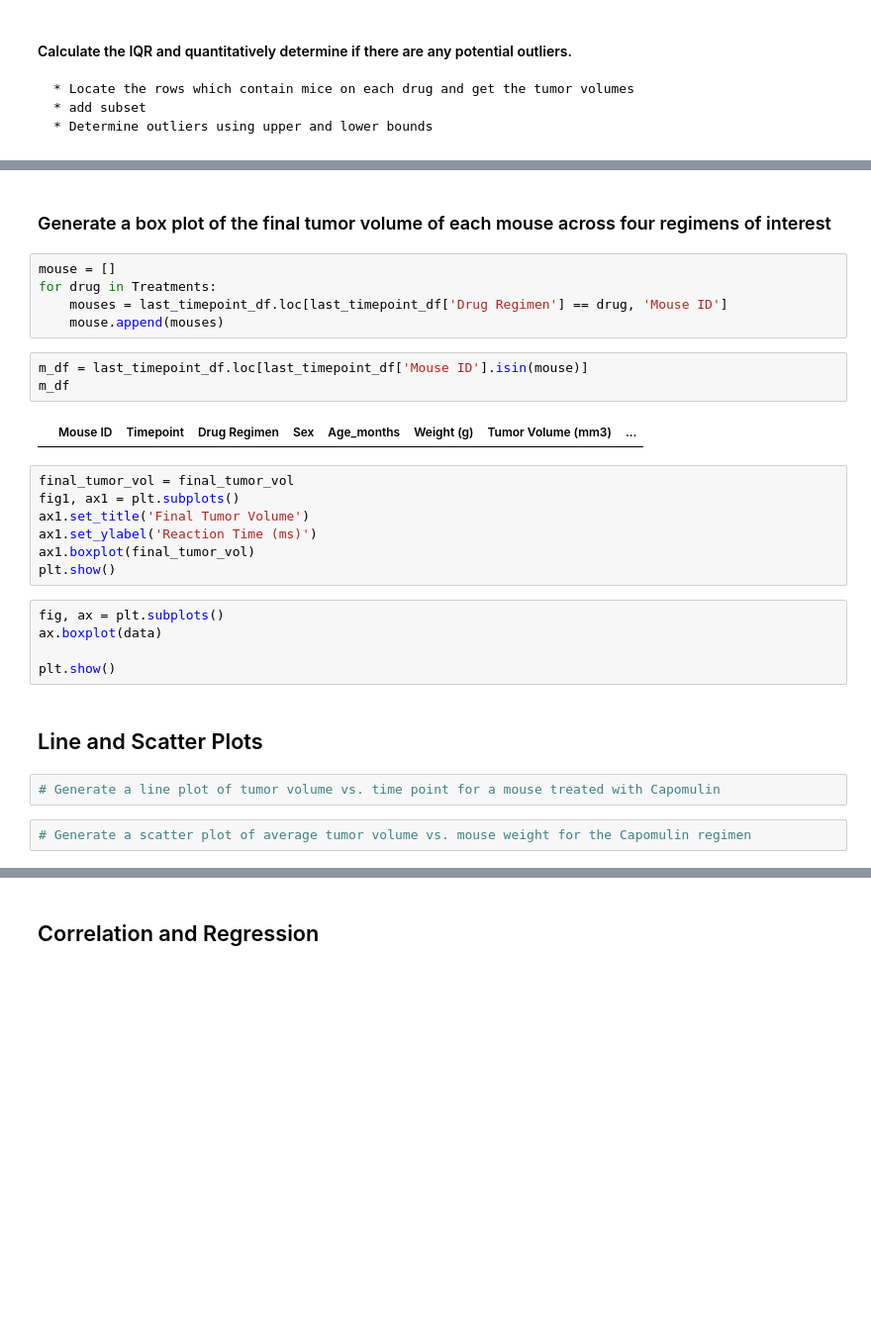
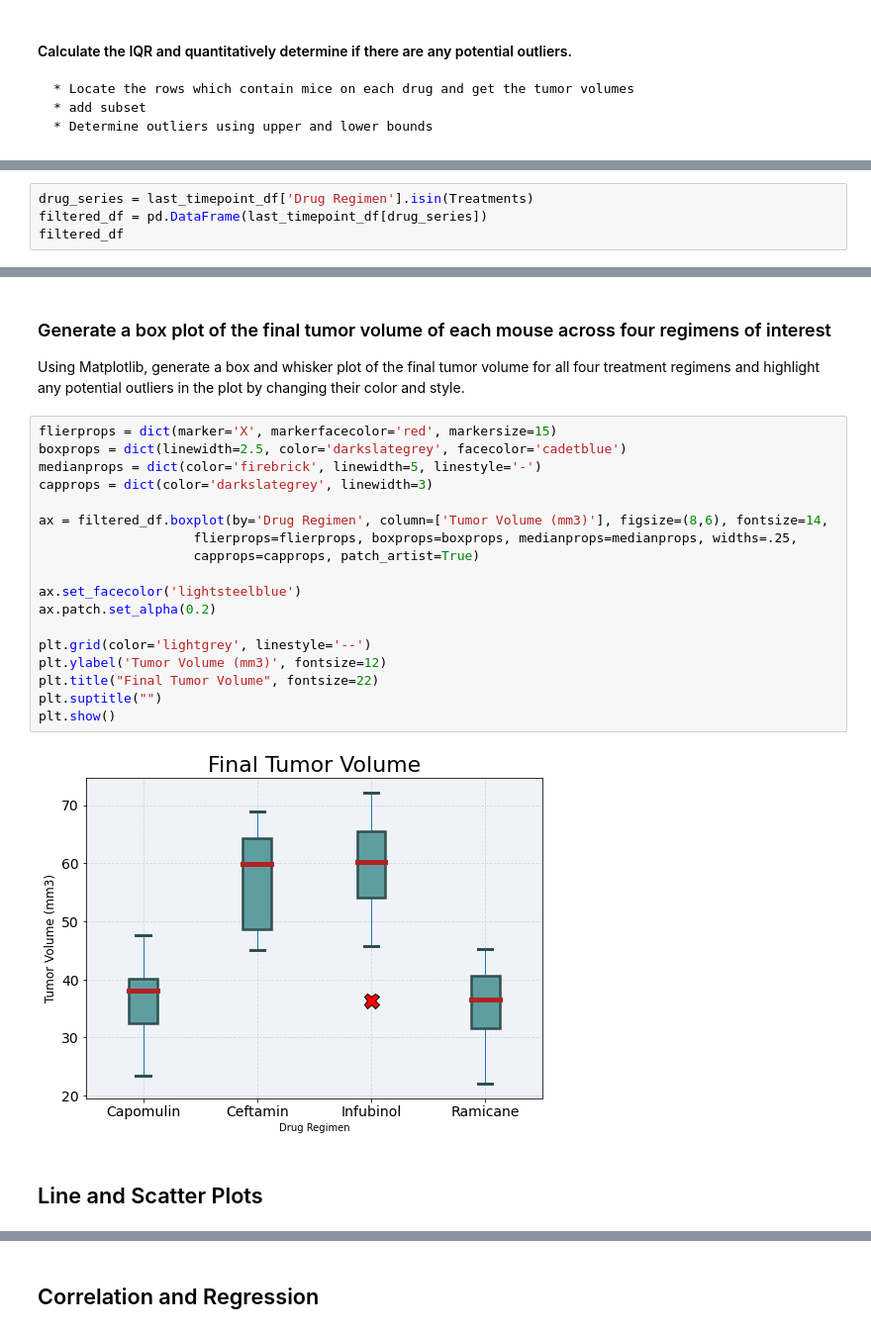
Before and after one commit to naydeenmonzon/Matploblib-Challenge, a Jupyter notebook: pymaceuticals_starter.ipynb, the cells around one changed output, grey strips where cells are left out. Shown at 99% size. Saved outputs shown, nothing was run; the diff lists cells and outputs as text; blank space fills up the shorter version.

```diff
--- a/pymaceuticals_starter.ipynb
+++ b/pymaceuticals_starter.ipynb
@@ -337,0 +341,4 @@ Ceftamin = Series([], Name: Tumor Volume (mm3), dtype: float64)
+# %%
+drug_series = last_timepoint_df['Drug Regimen'].isin(Treatments)
+filtered_df = pd.DataFrame(last_timepoint_df[drug_series])
+filtered_df
@@ -338,30 +359,25 @@ Ceftamin = Series([], Name: Tumor Volume (mm3), dtype: float64)
 # %% [markdown]
 ### Generate a box plot of the final tumor volume of each mouse across four regimens of interest
+Using Matplotlib, generate a box and whisker plot of the final tumor volume for all four treatment regimens and highlight any potential outliers in the plot by changing their color and style.
-# %%
-mouse = []
-for drug in Treatments:
-    mouses = last_timepoint_df.loc[last_timepoint_df['Drug Regimen'] == drug, 'Mouse ID']
-    mouse.append(mouses)
-# %%
-m_df = last_timepoint_df.loc[last_timepoint_df['Mouse ID'].isin(mouse)]
-m_df
-# %% [output]
-|  | Mouse ID | Timepoint | Drug Regimen | Sex | Age_months | Weight (g) | Tumor Volume (mm3) | ... |
-# %%
-final_tumor_vol = final_tumor_vol
-fig1, ax1 = plt.subplots()
-ax1.set_title('Final Tumor Volume')
-ax1.set_ylabel('Reaction Time (ms)')
-ax1.boxplot(final_tumor_vol)
-plt.show()
-# %%
-fig, ax = plt.subplots()
-ax.boxplot(data)
-
-plt.show()
+# %%
+flierprops = dict(marker='X', markerfacecolor='red', markersize=15)
+boxprops = dict(linewidth=2.5, color='darkslategrey', facecolor='cadetblue')
+medianprops = dict(color='firebrick', linewidth=5, linestyle='-')
+capprops = dict(color='darkslategrey', linewidth=3)
+
+ax = filtered_df.boxplot(by='Drug Regimen', column=['Tumor Volume (mm3)'], figsize=(8,6), fontsize=14,
+                    flierprops=flierprops, boxprops=boxprops, medianprops=medianprops, widths=.25,
+                    capprops=capprops, patch_artist=True)
+
+ax.set_facecolor('lightsteelblue')
+ax.patch.set_alpha(0.2)
+
+plt.grid(color='lightgrey', linestyle='--')
+plt.ylabel('Tumor Volume (mm3)', fontsize=12)
+plt.title("Final Tumor Volume", fontsize=22)
+plt.suptitle("")
+plt.show()
+# %% [output]
+[figure, added]
 # %% [markdown]
 ## Line and Scatter Plots
-# %%
-# Generate a line plot of tumor volume vs. time point for a mouse treated with Capomulin
-# %%
-# Generate a scatter plot of average tumor volume vs. mouse weight for the Capomulin regimen
```
Also changed, not shown: parts of 11 cells of this notebook.
